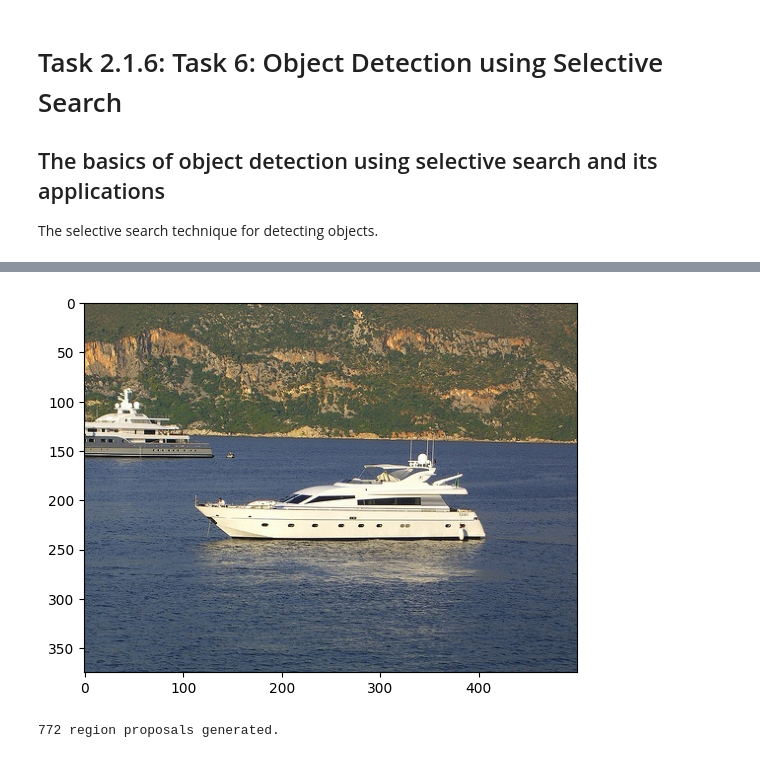
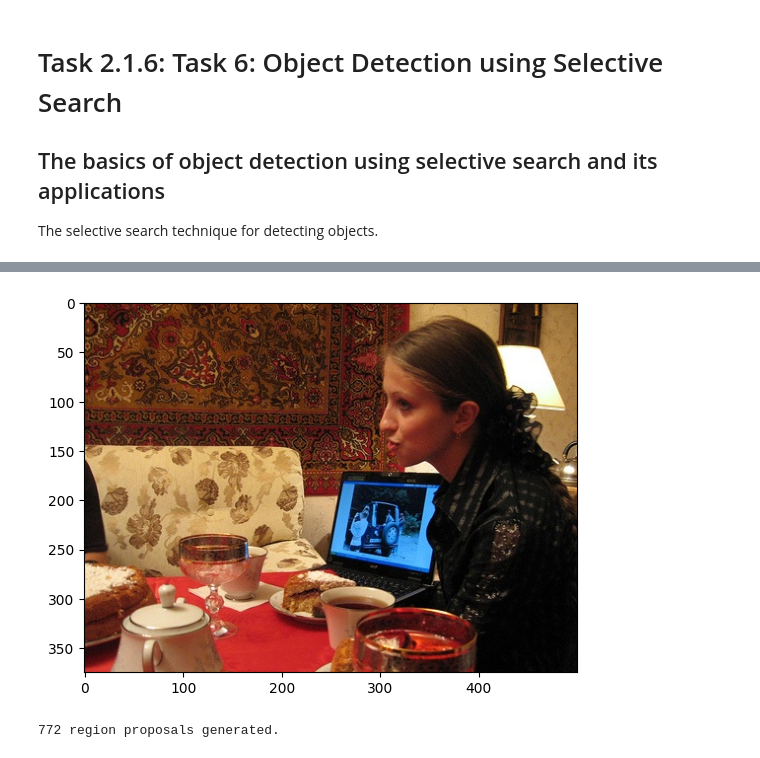
Before and after one commit to Zignov/FRI, a Jupyter notebook: SecondYear/ComputerVision/Weeks 2 & 3/CV_LM2TU01_A6_T6_students.ipynb, the cells around one changed output, grey strips where cells are left out. Drawn from its saved outputs; the diff is of its cells as text; code cells hidden in the pictures.

```diff
--- a/SecondYear/ComputerVision/Weeks 2 & 3/CV_LM2TU01_A6_T6_students.ipynb
+++ b/SecondYear/ComputerVision/Weeks 2 & 3/CV_LM2TU01_A6_T6_students.ipynb
@@ -28,14 +30,14 @@ voc_segmentation_dataset = VOCSegmentation(root="./data", year="2012", image_set
 # %%
 # Load a sample image
 # Image 70 was chosen randomly, try changing the index used to test the following steps with a different image.
-dataset_image_index = 70
+dataset_image_index = 90
 img, seg_class = voc_segmentation_dataset[dataset_image_index]
 
 image_rgb = img.permute(1, 2, 0).numpy()
 plt.imshow(image_rgb)
 plt.show()
 # %% [output]
-[figure, old version]
+[figure, new version]
 # %%
 # Use OpenCV to initialize and execute selective search on loaded image
 
```
Also changed, not shown: parts of 1 cell of this notebook, 48 other files.
